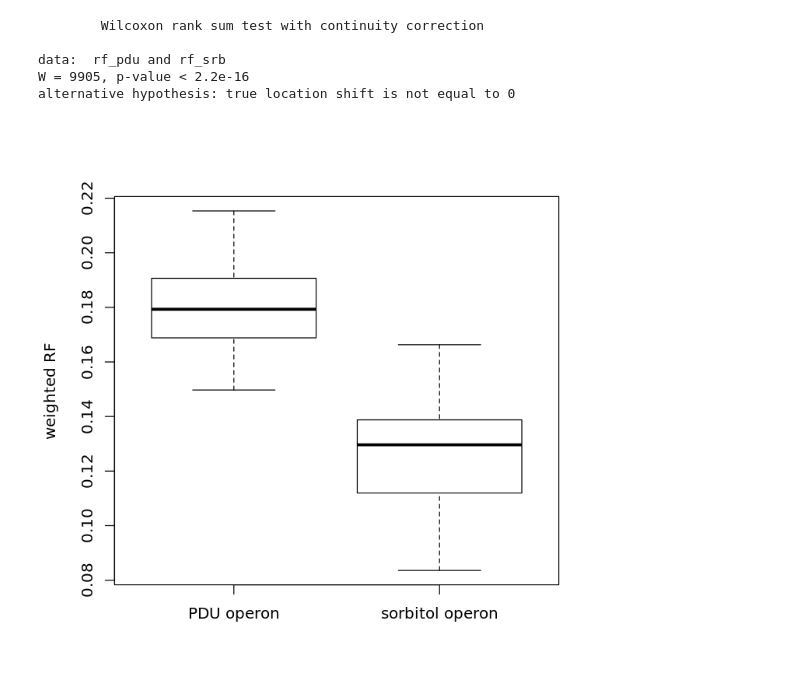
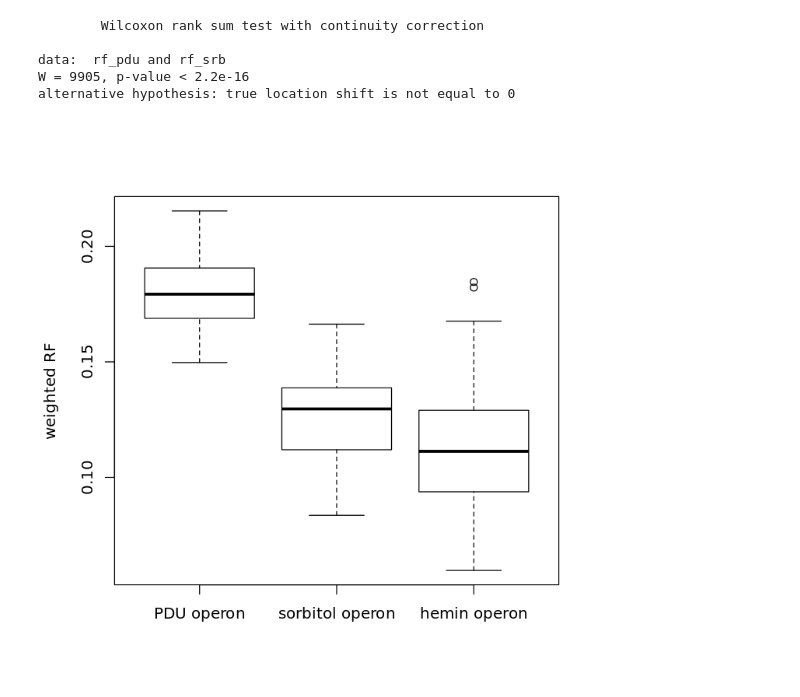
Before and after one commit to paraslonic/operon_travel, a Jupyter notebook: compare_pdu_sorbitol_RF.ipynb, the cells around one changed output. Drawn from its saved outputs; the diff is of its cells as text; code cells hidden in the pictures.

```diff
--- a/compare_pdu_sorbitol_RF.ipynb
+++ b/compare_pdu_sorbitol_RF.ipynb
@@ -42,0 +38,4 @@ dends_srb = makeDendros(sorbitol_core_tree, sorbitol_region_tree)
+# %%
+hemin_region_tree <- read.tree("tree_region/hemin/hemin.raxml.bestTree")
+hemin_core_tree <- read.tree("tree_core/hemin/hemin_core.raxml.bestTree")
+dends_hemin = makeDendros(hemin_core_tree, hemin_region_tree)
@@ -71,8 +87,10 @@ calc_rf_histo = function(region_tree,core_tree, REPEATS, TAXA_SUBSET)
     return(rf_values)
 }
 # %%
-rf_srb = calc_rf_histo(sorbitol_region_tree, sorbitol_core_tree, 100, 30) >> logs/log_r
-rf_pdu = calc_rf_histo(pdu_region_tree, pdu_core_tree, 100, 30) >> logs/log_r
+rf_srb = calc_rf_histo(sorbitol_region_tree, sorbitol_core_tree, 100, 30)
+rf_pdu = calc_rf_histo(pdu_region_tree, pdu_core_tree, 100, 30)
+# %%
+rf_hemin = calc_rf_histo(hemin_region_tree, hemin_core_tree, 100, 30)
 # %%
 wilcox.test(rf_pdu, rf_srb)
 # %% [output]
@@ -83,6 +101,6 @@ W = 9905, p-value < 2.2e-16
 alternative hypothesis: true location shift is not equal to 0
 # %%
 options(repr.plot.width=6, repr.plot.height=6)
-boxplot(rf_pdu, rf_srb, names = c("PDU operon","sorbitol operon"), ylab = "weighted RF")
+boxplot(rf_pdu, rf_srb, rf_hemin, names = c("PDU operon","sorbitol operon","hemin operon"), ylab = "weighted RF")
 # %% [output]
-[figure, old version]
+[figure, new version]
```
Also changed, not shown: parts of 9 cells of this notebook, 3 other files.
